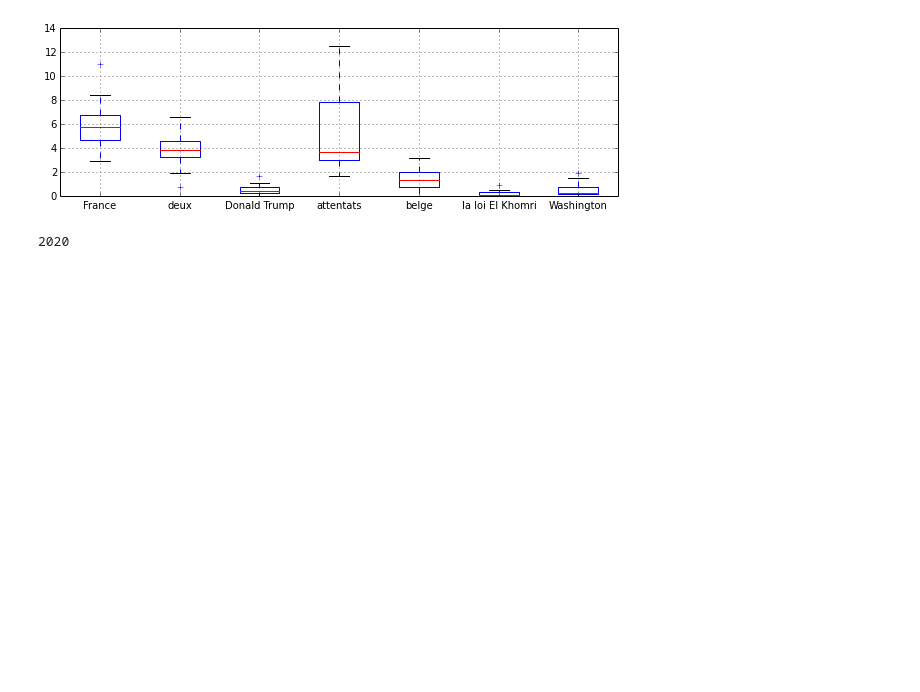
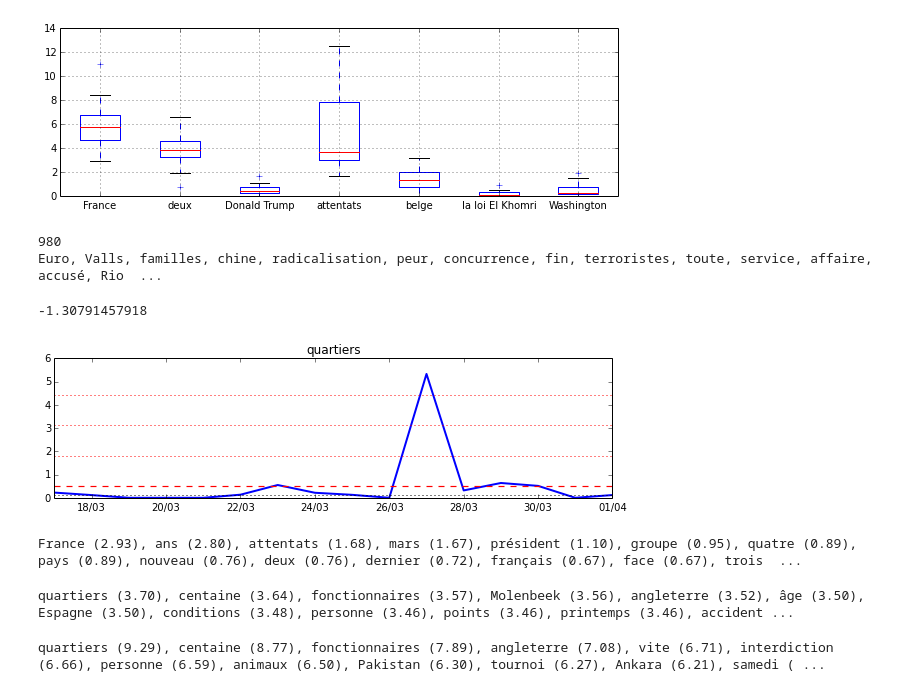
Before and after one commit to xdze2/lesMotsDesJournaux, a Jupyter notebook: byDay.ipynb, the cells around one changed output. Drawn from its saved outputs; the diff is of its cells as text; code cells hidden in the pictures; blank space fills up the shorter version.

Commit message:
skew stats

```diff
--- a/byDay.ipynb
+++ b/byDay.ipynb
@@ -189,13 +170,0 @@ top_mots = [x[0] for x in sorted_nuplet if x[1]>10]
-# %%
-glob_stat = {}
-
-for mot in top_mots:
-    values_v = []
-    for day, c in data_by_day[mot].items():
-        values_v.append( c/float( nbrs_mot_parJour[day] ) )
-    glob_stat[mot] = {'mean':np.mean(values_v), 'std':np.std(values_v), 'max':np.max(values_v), 'median':np.median(values_v)}
-    glob_stat[mot]['count'] = sum( data_by_day[mot].values() )
-
-print len(glob_stat)
-# %% [output]
-2020
@@ -206,0 +171,37 @@ for m in mesures_name:
+# %%
+seuil = 20
+top_mots = [x[0] for x in data.items() if x[1]>seuil]
+print len( top_mots )
+print ', '.join( top_mots[:14] ), ' ...'
+# %% [output]
+980
+Euro, Valls, familles, chine, radicalisation, peur, concurrence, fin, terroristes, toute, service, affaire, accusé, Rio  ...
+# %%
+glob_stat = {}
+
+for mot in top_mots:
+    s = seriecount(mot)
+
+    glob_stat[mot] = {'mean':s.mean(), 'std':s.std(), 'max':s.max(), 'median':s.median(), 'skew':s.skew()}
+    #glob_stat[mot]['count'] = sum( data_by_day[mot].values() )
+    #glob_stat[mot]['maxmin'] = np.max(values_v) - np.min(values_v)
+    glob_stat[mot]['max_mean_std'] = ( s.max()-s.mean() ) / s.std()
+    glob_stat[mot]['max_mean_mean'] = ( s.max()-s.mean() ) / s.mean()
+    #glob_stat[mot]['fisher'] = s.kurtosis( fisher=True)
+    glob_stat[mot]['mean_std'] =  s.mean() - s.std()
+    glob_stat[mot]['min'] =  s.min()
+
+mesures_name = glob_stat.values()[0].keys()
+mesures = {}
+for mesure in mesures_name:
+    mesures[mesure] = [glob_stat[mot][mesure] for mot in top_mots ]
+# %%
+m = top_mots[  np.array( mesures['skew'] ).argmax() ]
+print np.array( mesures['skew'] ).min()
+
+plotTimeLine( m)
+
+s = seriecount(mot)
+# %% [output]
+-1.30791457918
+[figure, added]
@@ -206,0 +213,12 @@ for m in mesures_name:
+# %%
+printTop20('min')
+# %% [output]
+France (2.93), ans (2.80), attentats (1.68), mars (1.67), président (1.10), groupe (0.95), quatre (0.89), pays (0.89), nouveau (0.76), deux (0.76), dernier (0.72), français (0.67), face (0.67), trois  ...
+# %%
+printTop20('max_mean_std')
+# %% [output]
+quartiers (3.70), centaine (3.64), fonctionnaires (3.57), Molenbeek (3.56), angleterre (3.52), âge (3.50), Espagne (3.50), conditions (3.48), personne (3.46), points (3.46), printemps (3.46), accident ...
+# %%
+printTop20('max_mean_mean')
+# %% [output]
+quartiers (9.29), centaine (8.77), fonctionnaires (7.89), angleterre (7.08), vite (6.71), interdiction (6.66), personne (6.59), animaux (6.50), Pakistan (6.30), tournoi (6.27), Ankara (6.21), samedi ( ...
```
Also changed, not shown: parts of 23 cells of this notebook, 9 other files.
